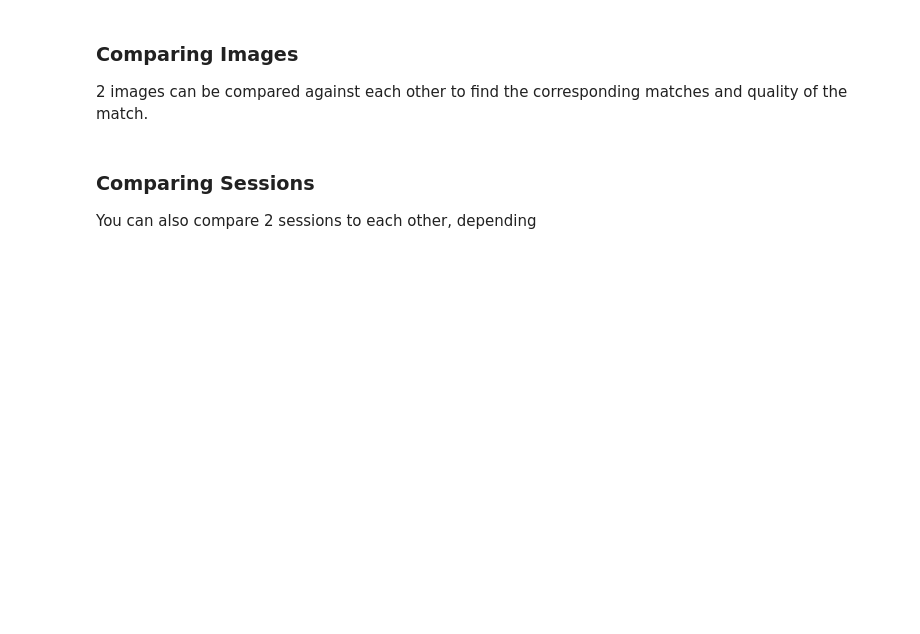
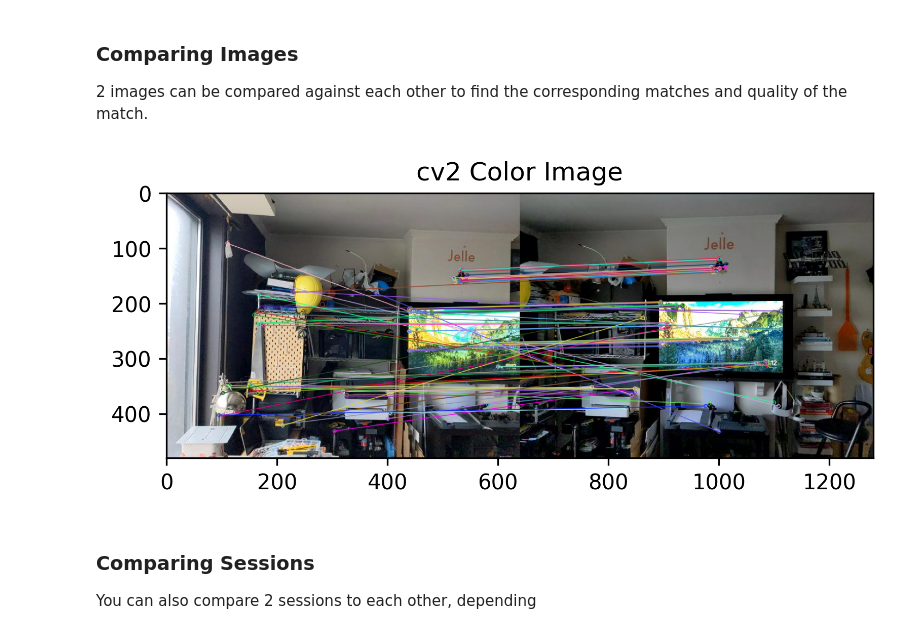
Before and after one commit to JelleKUL/SessionAlignment, a Jupyter notebook: src/positioning/examples.ipynb, the cells around one changed output. Drawn from its saved outputs; the diff is of its cells as text; code cells hidden in the pictures; blank space fills up the shorter version.

```diff
--- a/src/positioning/examples.ipynb
+++ b/src/positioning/examples.ipynb
@@ -66,6 +67,7 @@ import cv2
 
 cv2Image = image1.get_cv2_image()
 
+plt.rcParams['figure.dpi'] = 300
 plt.imshow(cv2.cvtColor(cv2Image, cv2.COLOR_BGR2RGB))
 plt.title('cv2 Color Image')
 plt.show()
@@ -86,20 +95,30 @@ All the different methods and functions to calculate the relative position of a
 ### Comparing Images
 2 images can be compared against each other to find the corresponding matches and quality of the match.
 # %%
+import session
+from matplotlib import pyplot as plt
+import cv2
+
 #import 2 images from a session
-sessionDirectory = "/Volumes/GeomaticsProjects1/Projects/2025-03 Project FWO SB Jelle/7.Data/21-11 Testbuilding Campus/RAW Data/Hololens/session-2021-11-25 16-09-47"
+sessionDirectory = "/Volumes/Data drive/Documents/Doctoraat Local/PythonDataAlignment/src/positioning/images/session-2021-11-25 11-12-17"
 singleSession = session.Session().from_path(sessionDirectory)
 image1 = singleSession.imageTransforms[0]
 image2 = singleSession.imageTransforms[1]
 image3 = singleSession.imageTransforms[2]
 
 
 #Find the matches between the 2 images
 import compareImage as ci
 
 match = ci.ImageMatch(image1, image2)
 match.find_matches()
-match.draw_image_matches()
+matchImage = match.draw_image_matches()
+plt.rcParams['figure.dpi'] = 300
+plt.imshow(cv2.cvtColor(matchImage, cv2.COLOR_BGR2RGB))
+plt.title('cv2 Color Image')
+plt.show()
+# %% [output]
+[figure, added]
 # %% [markdown]
 ### Comparing Sessions
 You can also compare 2 sessions to each other, depending
```
Also changed, not shown: parts of 9 cells of this notebook, 3 other files.
